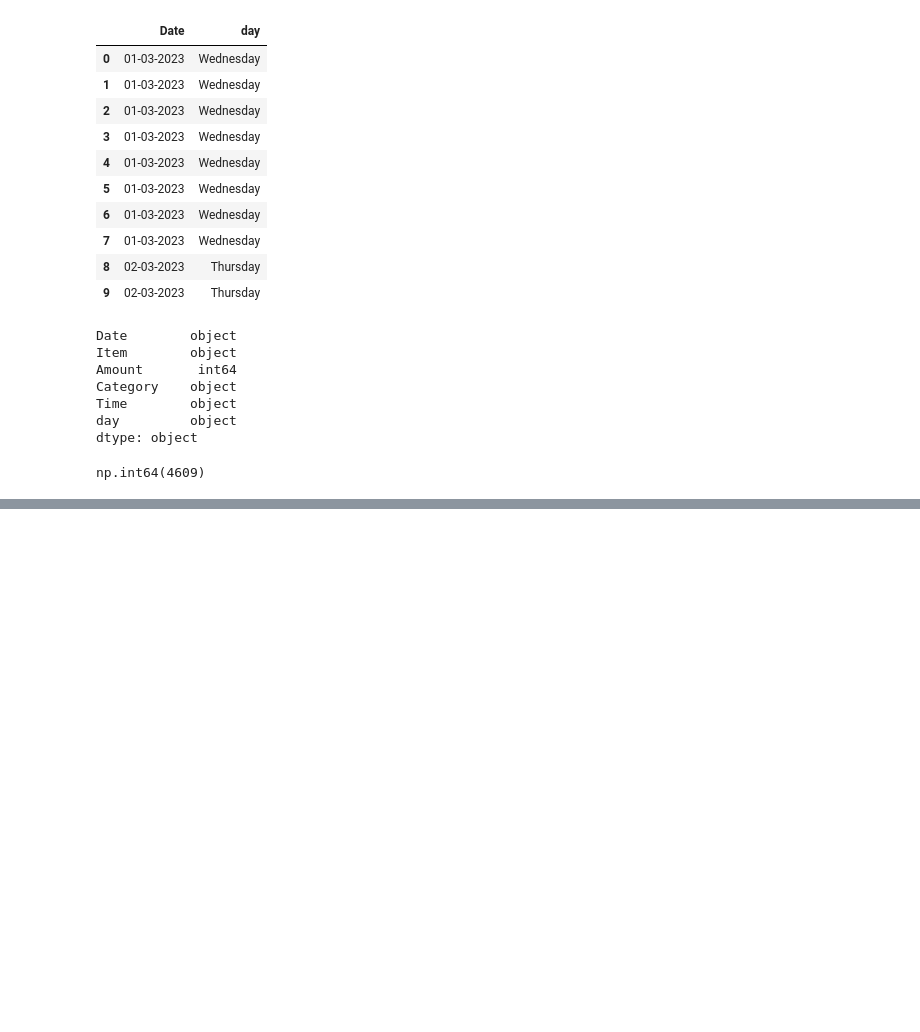
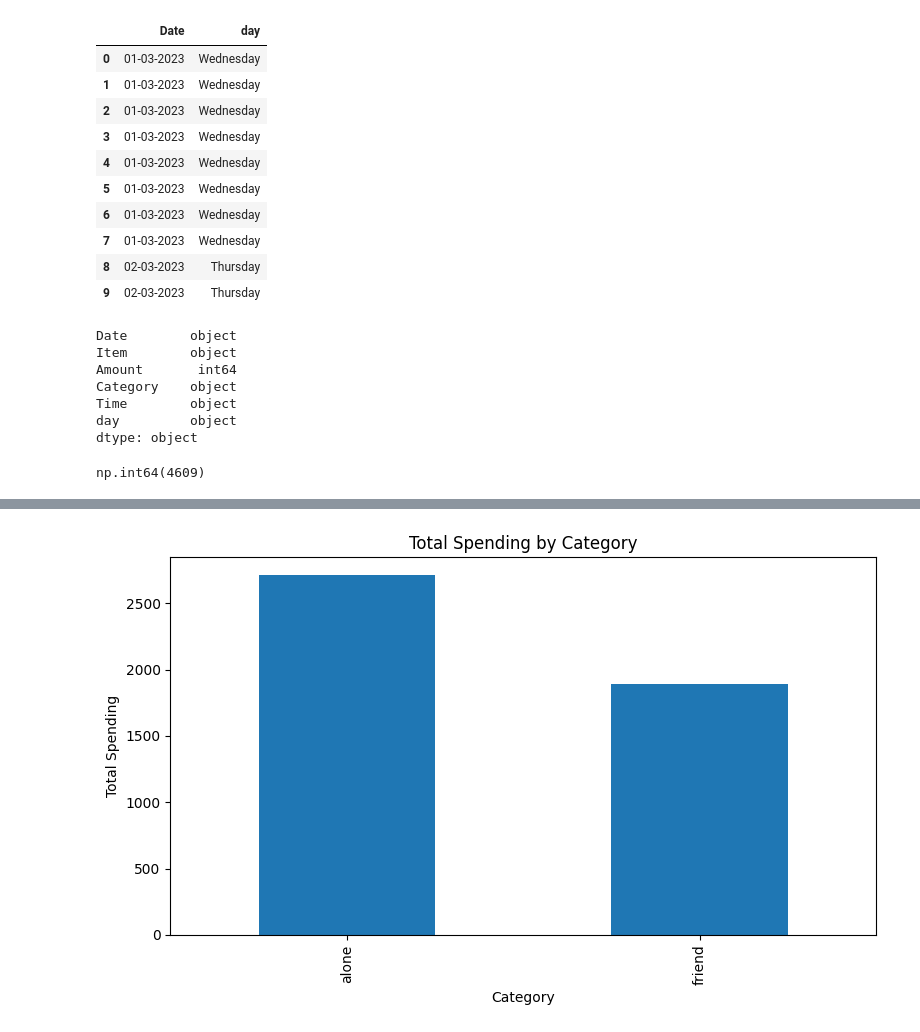
Before and after one commit to Ashx-22/personal-expense-intelligence-, a Jupyter notebook: notebook/01_expense_exploration.ipynb, the cells around one changed output, grey strips where cells are left out. Drawn from its saved outputs; the diff is of its cells as text; code cells hidden in the pictures; blank space fills up the shorter version.

```diff
--- a/notebook/01_expense_exploration.ipynb
+++ b/notebook/01_expense_exploration.ipynb
@@ -142,0 +312,13 @@ np.int64(4609)
+# %%
+# ============================================================
+# 16. SPENDING BY CATEGORY
+# ============================================================
+
+spending_by_category = (
+    expenses
+    .groupby("Category")["Amount"]
+    .sum()
+    .sort_values(ascending=False)
+)
+
+display(spending_by_category)
@@ -142,0 +692,13 @@ np.int64(4609)
+# %%
+plt.figure(figsize=(8, 5))
+
+spending_by_category.plot(kind="bar")
+
+plt.title("Total Spending by Category")
+plt.xlabel("Category")
+plt.ylabel("Total Spending")
+
+plt.tight_layout()
+plt.show()
+# %% [output]
+[figure, added]
```
Also changed, not shown: parts of 36 cells of this notebook, 2 other files.
